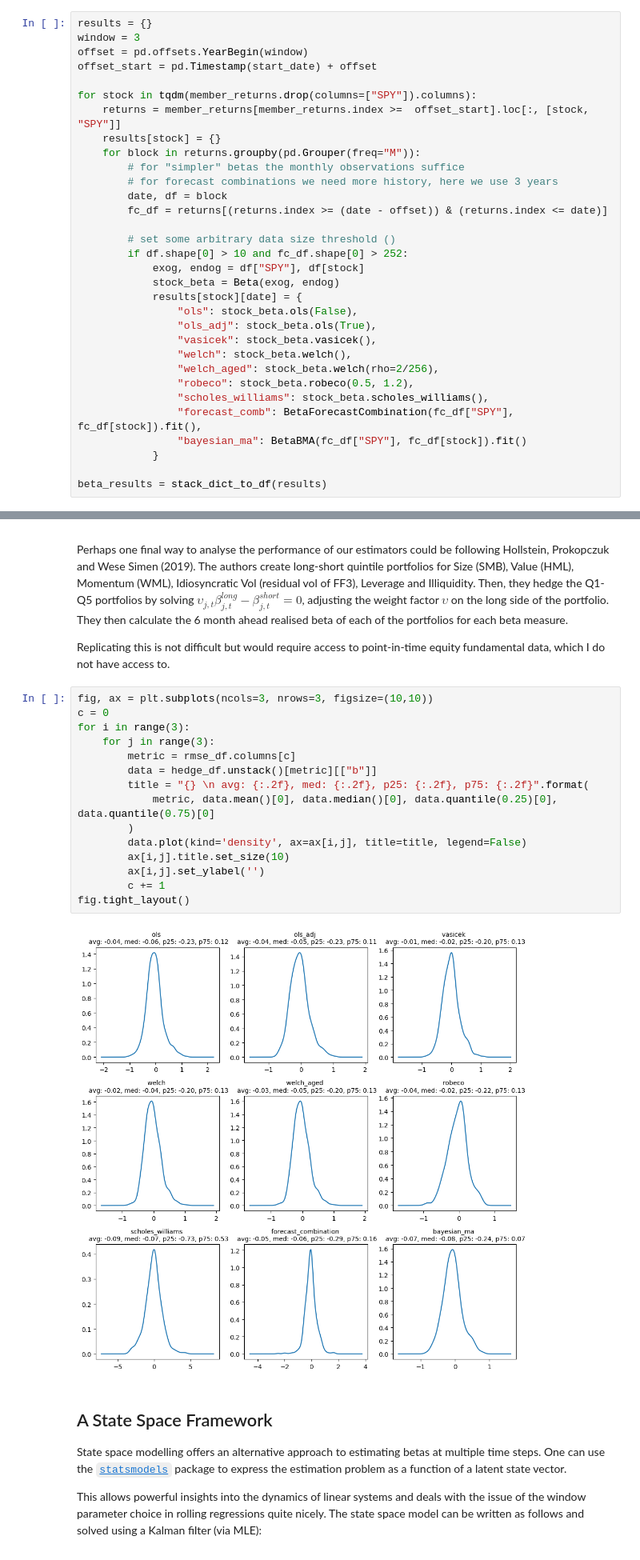
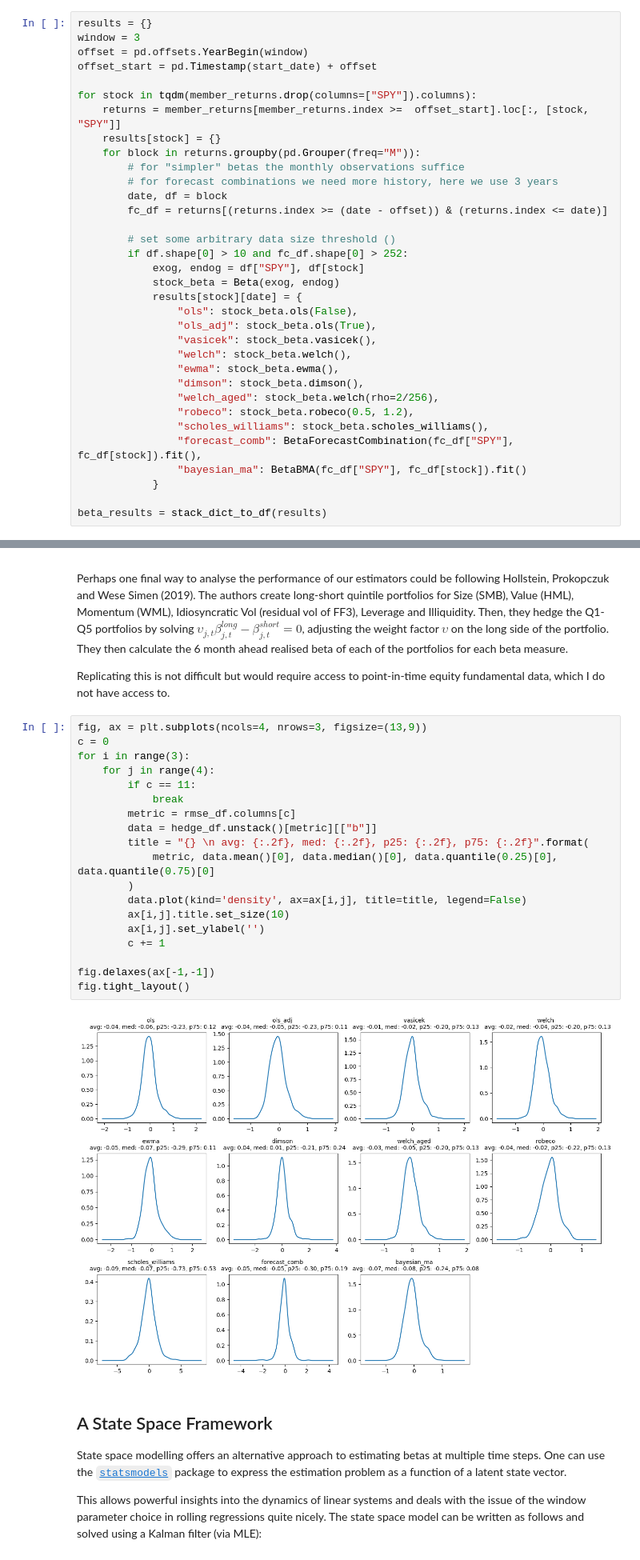
Before and after one commit to oronimbus/pybeta, a Jupyter notebook: notebooks/demo.ipynb, the cells around one changed output, grey strips where cells are left out. Shown at 80% size. Drawn from its saved outputs; the diff is of its cells as text.

```diff
--- a/notebooks/demo.ipynb
+++ b/notebooks/demo.ipynb
@@ -178,6 +180,8 @@ for stock in tqdm(member_returns.drop(columns=["SPY"]).columns):
                 "ols_adj": stock_beta.ols(True),
                 "vasicek": stock_beta.vasicek(),
                 "welch": stock_beta.welch(),
+                "ewma": stock_beta.ewma(),
+                "dimson": stock_beta.dimson(),
                 "welch_aged": stock_beta.welch(rho=2/256),
                 "robeco": stock_beta.robeco(0.5, 1.2),
                 "scholes_williams": stock_beta.scholes_williams(),
@@ -274,22 +284,26 @@ Perhaps one final way to analyse the performance of our estimators could be foll
 
 Replicating this is not difficult but would require access to point-in-time equity fundamental data, which I do not have access to.
 # %%
-fig, ax = plt.subplots(ncols=3, nrows=3, figsize=(10,10))
+fig, ax = plt.subplots(ncols=4, nrows=3, figsize=(13,9))
 c = 0
 for i in range(3):
-    for j in range(3):
+    for j in range(4):
+        if c == 11:
+            break
         metric = rmse_df.columns[c]
         data = hedge_df.unstack()[metric][["b"]]
         title = "{} \n avg: {:.2f}, med: {:.2f}, p25: {:.2f}, p75: {:.2f}".format(
             metric, data.mean()[0], data.median()[0], data.quantile(0.25)[0], data.quantile(0.75)[0]
         )
         data.plot(kind='density', ax=ax[i,j], title=title, legend=False)
         ax[i,j].title.set_size(10)
         ax[i,j].set_ylabel('')
         c += 1
+
+fig.delaxes(ax[-1,-1])
 fig.tight_layout()
 # %% [output]
-[figure, old version]
+[figure, new version]
 # %% [markdown]
 ## A State Space Framework
 
```
Also changed, not shown: parts of 4 cells of this notebook.
